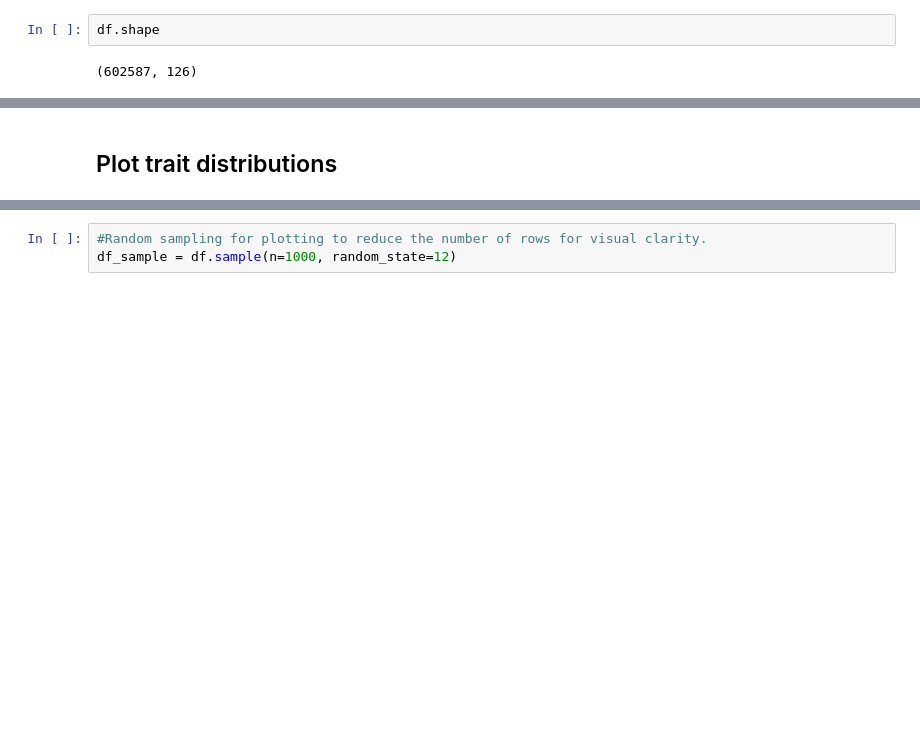
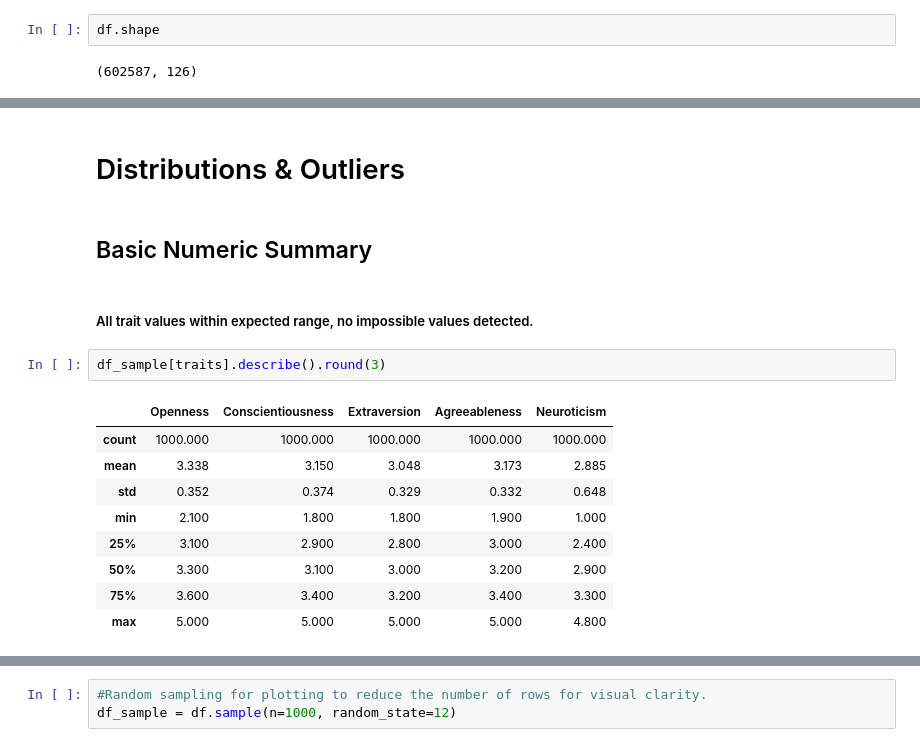
Before and after one commit to h364lee/bigfive_data_explore, a Jupyter notebook: notebooks/01_univariate_EDA.ipynb, the cells around one changed output, grey strips where cells are left out. Drawn from its saved outputs; the diff is of its cells as text; blank space fills up the shorter version.

```diff
--- a/notebooks/01_EDA.ipynb
+++ b/notebooks/01_univariate_EDA.ipynb
@@ -48,2 +53,18 @@ memory usage: 579.3+ MB
 # %% [markdown]
-## Plot trait distributions
+# Distributions & Outliers
+# %% [markdown]
+## Basic Numeric Summary
+# %% [markdown]
+##### All trait values within expected range, no impossible values detected.
+# %%
+df_sample[traits].describe().round(3)
+# %% [output]
+|  | Openness | Conscientiousness | Extraversion | Agreeableness | Neuroticism |
+| count | 1000.000 | 1000.000 | 1000.000 | 1000.000 | 1000.000 |
+| mean | 3.338 | 3.150 | 3.048 | 3.173 | 2.885 |
+| std | 0.352 | 0.374 | 0.329 | 0.332 | 0.648 |
+| min | 2.100 | 1.800 | 1.800 | 1.900 | 1.000 |
+| 25% | 3.100 | 2.900 | 2.800 | 3.000 | 2.400 |
+| 50% | 3.300 | 3.100 | 3.000 | 3.200 | 2.900 |
+| 75% | 3.600 | 3.400 | 3.200 | 3.400 | 3.300 |
+| max | 5.000 | 5.000 | 5.000 | 5.000 | 4.800 |
```
Also changed, not shown: parts of 21 cells of this notebook, 2 other files.
